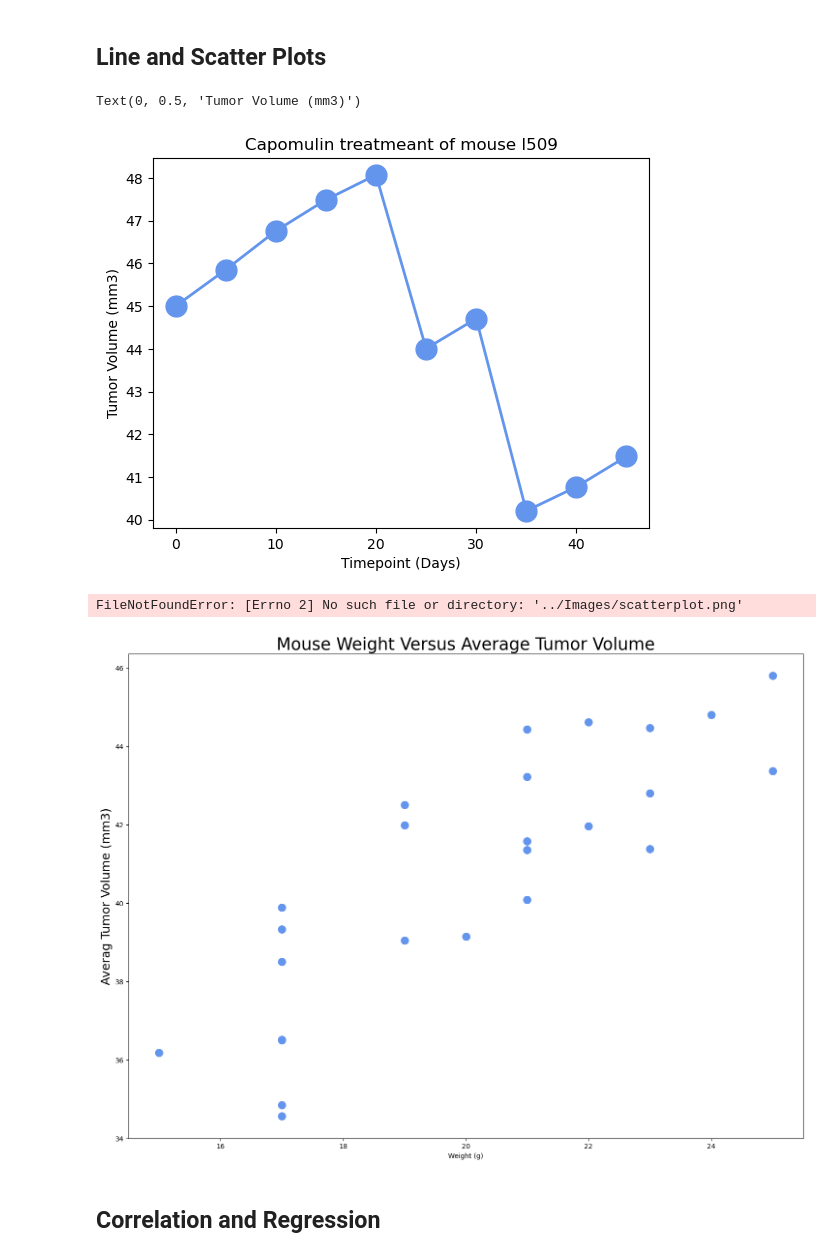
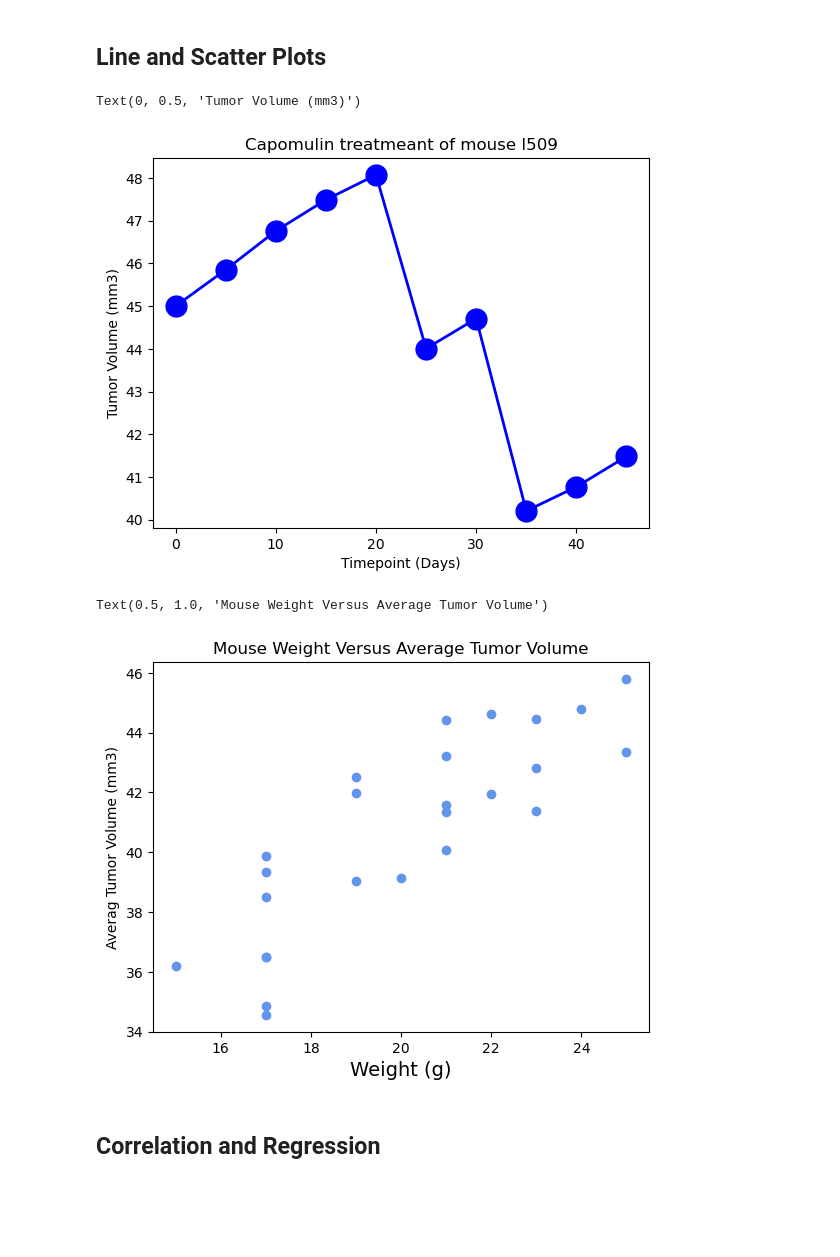
Before and after one commit to aichoudiallo/Matplotlib_challenge, a Jupyter notebook: module_5_starter_code/Pymaceuticals/pymaceuticals_starter.ipynb, the cells around one changed output. Cells and saved outputs as stored; diff of their text form; code cells hidden in the pictures; blank space fills up the shorter version.

```diff
--- a/module_5_starter_code/Pymaceuticals/pymaceuticals_starter.ipynb
+++ b/module_5_starter_code/Pymaceuticals/pymaceuticals_starter.ipynb
@@ -261,19 +289,23 @@ NameError: name 'drug_list' is not defined
 ## Line and Scatter Plots
 # %%
 # Generate a line plot of tumor volume vs. time point for a mouse treated with Capomulin
+
+Capomulin_df = Combined_data.loc[Combined_data["Drug Regimen"] == "Capomulin",:]
 forline_df = Capomulin_df.loc[Capomulin_df["Mouse ID"] == "l509",:]
 forline_df.head()
+
+
 x_axis = forline_df["Timepoint"]
 tumsiz = forline_df["Tumor Volume (mm3)"]
 
 fig1, ax1 = plt.subplots()
 plt.title('Capomulin treatmeant of mouse l509')
-plt.plot(x_axis, tumsiz,linewidth=2, markersize=15,marker="o",color="cornflowerblue", label="Fahreneit")
+plt.plot(x_axis, tumsiz,linewidth=2, markersize=15,marker="o",color="blue", label="Fahreneit")
 plt.xlabel('Timepoint (Days)')
 plt.ylabel('Tumor Volume (mm3)')
 # %% [output]
 Text(0, 0.5, 'Tumor Volume (mm3)')
-[figure, old version]
+[figure, new version]
 # %%
 # Generate a scatter plot of average tumor volume vs. mouse weight for the Capomulin regimen
 fig1, ax1 = plt.subplots()
@@ -281,12 +313,12 @@ avg_capm_vol =Capomulin_df.groupby(['Mouse ID']).mean()
 
 marker_size=15
 plt.scatter(avg_capm_vol['Weight (g)'],avg_capm_vol['Tumor Volume (mm3)'], color="cornflowerblue")
-plt.title('Mouse Weight Versus Average Tumor Volume')
 plt.xlabel('Weight (g)',fontsize =14)
 plt.ylabel('Averag Tumor Volume (mm3)')
+plt.title('Mouse Weight Versus Average Tumor Volume')
 # %% [output]
-FileNotFoundError: [Errno 2] No such file or directory: '../Images/scatterplot.png'
+Text(0.5, 1.0, 'Mouse Weight Versus Average Tumor Volume')
-[figure, old version]
+[figure, new version]
 # %% [markdown]
 ## Correlation and Regression
 # %%
```
Also changed, not shown: parts of 4 cells of this notebook.
